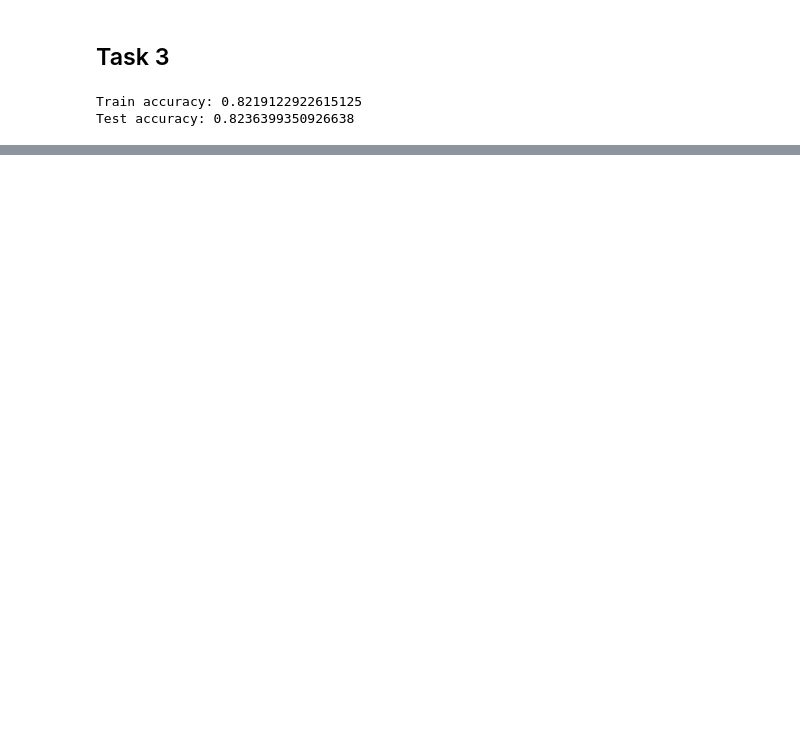
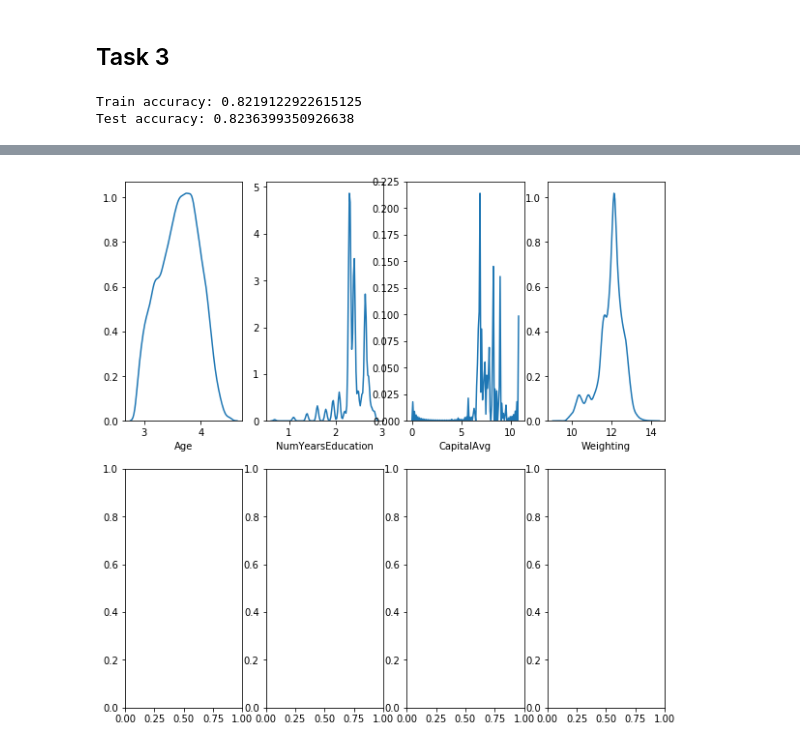
Before and after one commit to Wesleyzxc/DataMining, a Jupyter notebook: DMProj1.ipynb, the cells around one changed output, grey strips where cells are left out. Saved outputs shown, nothing was run; the diff lists cells and outputs as text; code cells hidden in the pictures; blank space fills up the shorter version.

```diff
--- a/DMProj1.ipynb
+++ b/DMProj1.ipynb
@@ -364,0 +360,68 @@ plt.show()
+# %%
+# list columns to be transformed
+rs = 10
+columns_to_transform = ['Age', 'NumYearsEducation', 'CapitalAvg', 'Weighting']
+
+# copy the dataframe
+X_log = X.copy()
+
+# transform the columns with np.log
+for col in columns_to_transform:
+    X_log[col] = X_log[col].apply(lambda x: x+1)
+    X_log[col] = X_log[col].apply(np.log)
+
+fig, ax = plt.subplots(2,4, figsize=(10,10), sharex=False)
+for i, col in enumerate(columns_to_transform):
+    sns.distplot(X_log[col].dropna(), hist=False, ax=ax[int(i/4)][i%4])
+
+plt.show()
+
+# start by splitting them again
+X_mat_log = X_log.as_matrix()
+X_train_log, X_test_log, y_train_log, y_test_log = train_test_split(X_mat_log, y, test_size=0.3, stratify=y, random_state=rs)
+
+# scale
+scaler_log = StandardScaler()
+X_train_log = scaler_log.fit_transform(X_train_log)
+X_test_log = scaler_log.transform(X_test_log)
+
+# Without gridsearch
+
+logreg = LogisticRegression(random_state=rs)
+logreg.fit(X_train_log, y_train_log)
+print("Model without GridSearchCV")
+print("Train accuracy:", logreg.score(X_train_log, y_train_log))
+print("Test accuracy:", logreg.score(X_test_log, y_test_log))
+
+
+# With gridsearch
+params = {'C': [pow(10, x) for x in range(-10, 5)]}
+cv = GridSearchCV(param_grid=params, estimator=LogisticRegression(random_state=rs), cv=10, n_jobs=-1)
+cv.fit(X_train_log, y_train_log)
+
+# test the best model
+print("Model with GridSearchCV")
+print("Train accuracy:", cv.score(X_train_log, y_train_log))
+print("Test accuracy:", cv.score(X_test_log, y_test_log))
+
+y_pred_log = cv.predict(X_test_log)
+print(classification_report(y_test_log, y_pred_log))
+
+# print parameters of the best model
+print(cv.best_params_)
+
+# best features
+coef = cv.best_estimator_.coef_[0]
+feature_names = X_log.columns
+
+# sort them out in descending order
+indices = np.argsort(np.absolute(coef))
+indices = np.flip(indices, axis=0)
+
+# limit to 20 features, you can leave this out to print out everything
+indices = indices[:20]
+
+for i in indices:
+    print(feature_names[i], ':', coef[i])
+# %% [output]
+[figure, added]
```
Also changed, not shown: parts of 8 cells of this notebook.
